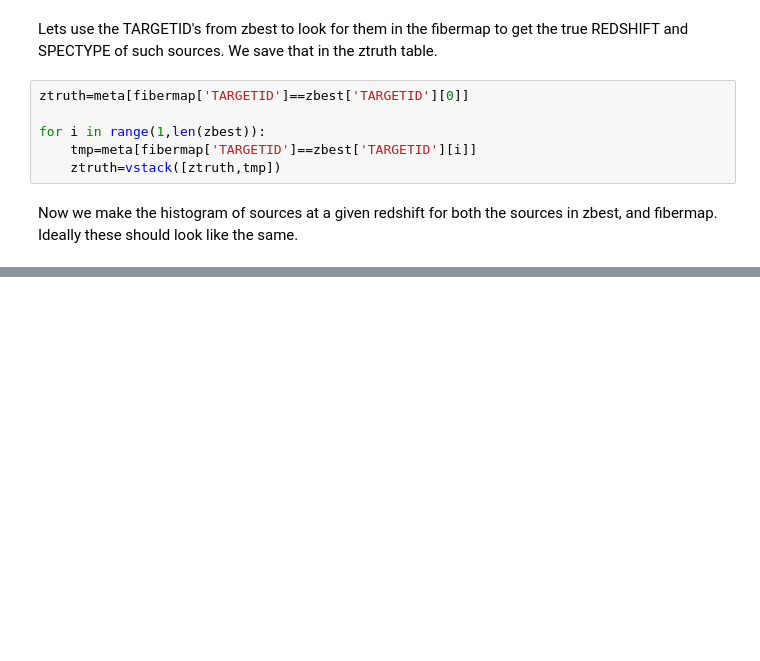
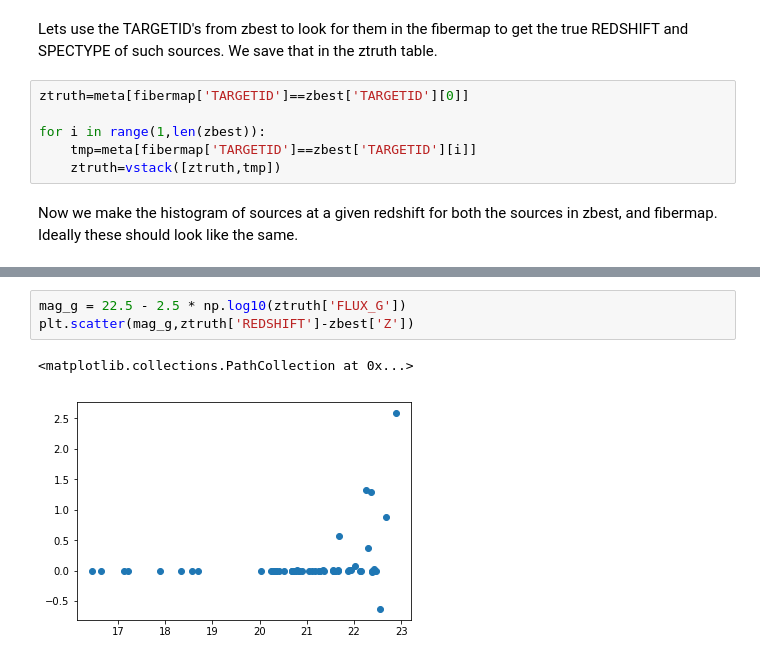
Before and after one commit to alxogm/desitutorials, a Jupyter notebook: Lya_quasar_sims_and_redrock_MB.ipynb, the cells around one changed output, grey strips where cells are left out. Saved outputs shown, nothing was run; the diff lists cells and outputs as text; blank space fills up the shorter version.

```diff
--- a/Lya_quasar_sims_and_redrock_MB.ipynb
+++ b/Lya_quasar_sims_and_redrock_MB.ipynb
@@ -361,0 +388,6 @@ TODO: make a larger sample, and analyze the failures...
+# %%
+mag_g = 22.5 - 2.5 * np.log10(ztruth['FLUX_G'])
+plt.scatter(mag_g,ztruth['REDSHIFT']-zbest['Z'])
+# %% [output]
+<matplotlib.collections.PathCollection at 0x...>
+[figure, added]
```
Also changed, not shown: parts of 16 cells of this notebook, 1 other file.
